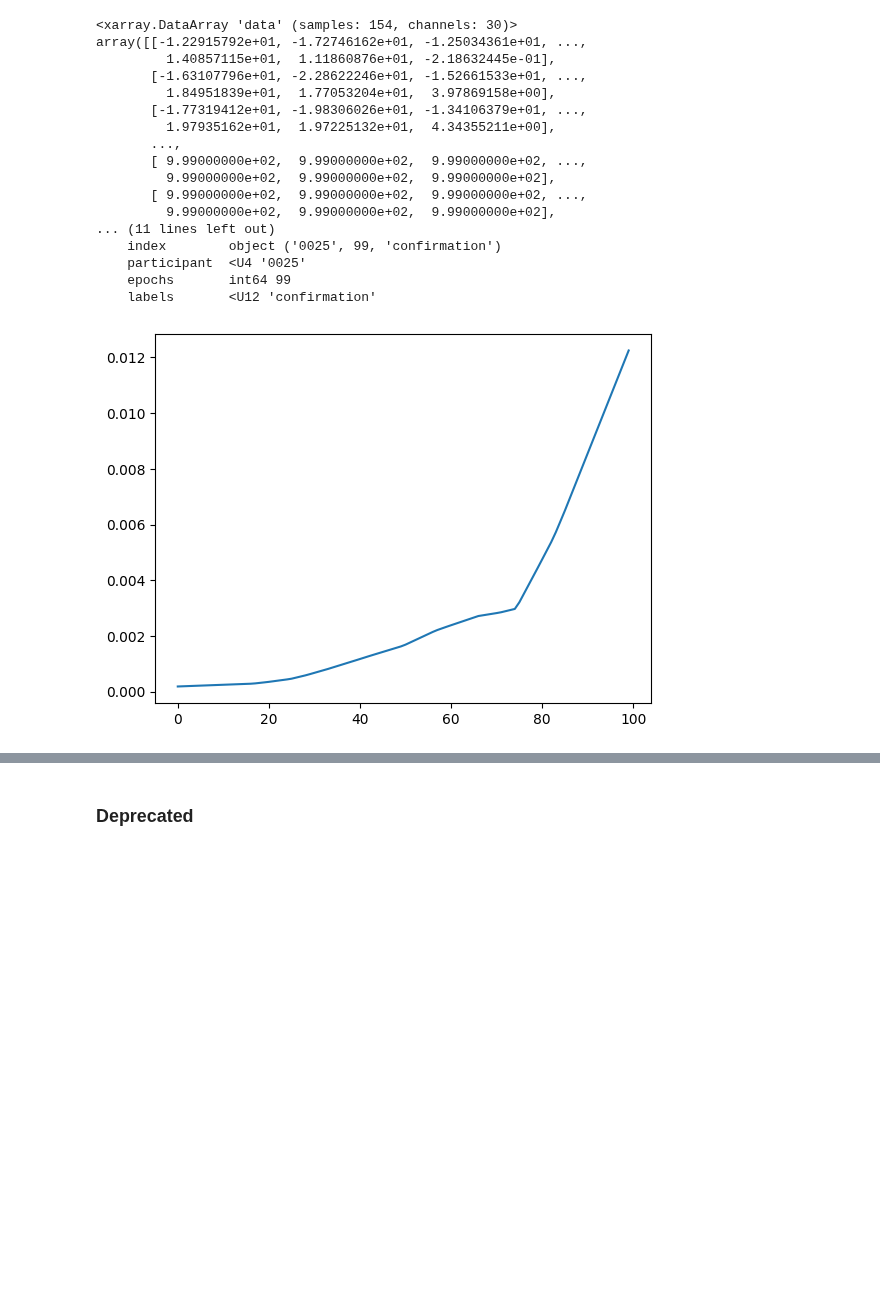
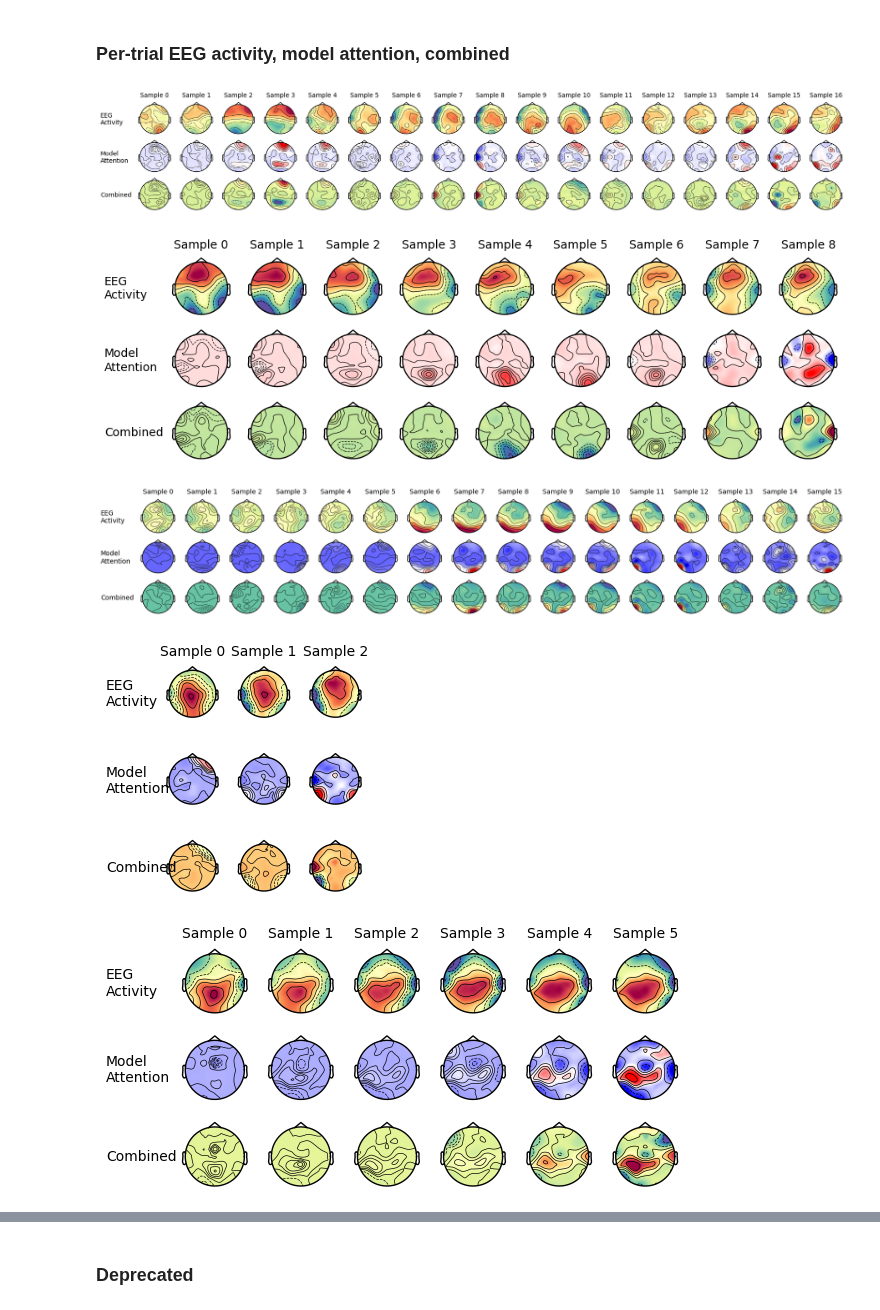
Before and after one commit to rickdott/hmp-ai, a Jupyter notebook: innvestigate.ipynb, the cells around one changed output, grey strips where cells are left out. Drawn from its saved outputs; the diff is of its cells as text; code cells hidden in the pictures; blank space fills up the shorter version.

```diff
--- a/innvestigate.ipynb
+++ b/innvestigate.ipynb
@@ -49,13 +47,0 @@ analyzer = innvestigate.create_analyzer(
-# %%
-test_set = preprocess(test_data)
-# Add data variable consisting of zeroes
-test_set = test_set.assign(
-    analysis=(("index", "samples", "channels"), np.zeros_like(test_set.data))
-)
-
-test_gen = SAT1DataGenerator(test_set, do_preprocessing=False)
-for i, batch in enumerate(test_gen):
-    batch_analysis = analyzer.analyze(np.expand_dims(batch[0].data, axis=3))
-    test_set.analysis[i * len(batch[1]) : (i + 1) * len(batch[1]), :, :] = np.squeeze(
-        batch_analysis
-    )
@@ -140,26 +58,2 @@ plt.show()
 # %%
 # Show mean activation on y-axis, samples/time on x, at intervals (10 samples?) 10% of squished sample size?
-# %%
-test_gen = SAT1DataGenerator(test_data)
-test_batch = test_gen.__getitem__(0)
-# 3 is encoding, 8 is encoding
-test_item = test_batch[0][0]
-print(test_item)
-# %% [output]
-<xarray.DataArray 'data' (samples: 154, channels: 30)>
-array([[-1.22915792e+01, -1.72746162e+01, -1.25034361e+01, ...,
-         1.40857115e+01,  1.11860876e+01, -2.18632445e-01],
-       [-1.63107796e+01, -2.28622246e+01, -1.52661533e+01, ...,
-         1.84951839e+01,  1.77053204e+01,  3.97869158e+00],
-       [-1.77319412e+01, -1.98306026e+01, -1.34106379e+01, ...,
-         1.97935162e+01,  1.97225132e+01,  4.34355211e+00],
-       ...,
-       [ 9.99000000e+02,  9.99000000e+02,  9.99000000e+02, ...,
-         9.99000000e+02,  9.99000000e+02,  9.99000000e+02],
-       [ 9.99000000e+02,  9.99000000e+02,  9.99000000e+02, ...,
-         9.99000000e+02,  9.99000000e+02,  9.99000000e+02],
-... (11 lines left out)
-    index        object ('0025', 99, 'confirmation')
-    participant  <U4 '0025'
-    epochs       int64 99
-    labels       <U12 'confirmation'
@@ -184,18 +60,11 @@ mean_analysis = np.mean(analysis, axis=2)
-# %%
-# Create list of different lengths ndarrays showing activation values over time
-sequences = []
-for sample in mean_analysis:
-    zero_idx = np.where(sample == 0)[0][0]
-    sequences.append(sample[0:zero_idx])
-
-time_points = np.linspace(0, 100, 100)
-interpolated = []
-
-for seq in sequences:
-    original_time_points = np.linspace(0, 100, num=len(seq))
-    interpolated_sequence = np.interp(time_points, original_time_points, seq)
-    interpolated.append(interpolated_sequence)
-plt.plot(np.mean(interpolated, axis=0))
-plt.show()
-# %% [output]
-[figure, removed]
+# %% [markdown]
+### Per-trial EEG activity, model attention, combined
+# %%
+for i in range(10, 15):
+    plot_single_trial_activation(test_set.isel(index=i), positions)
+# %% [output]
+[figure, added]
+[figure, added]
+[figure, added]
+[figure, added]
+[figure, added]
```
Also changed, not shown: parts of 14 cells of this notebook, 1 other file.
